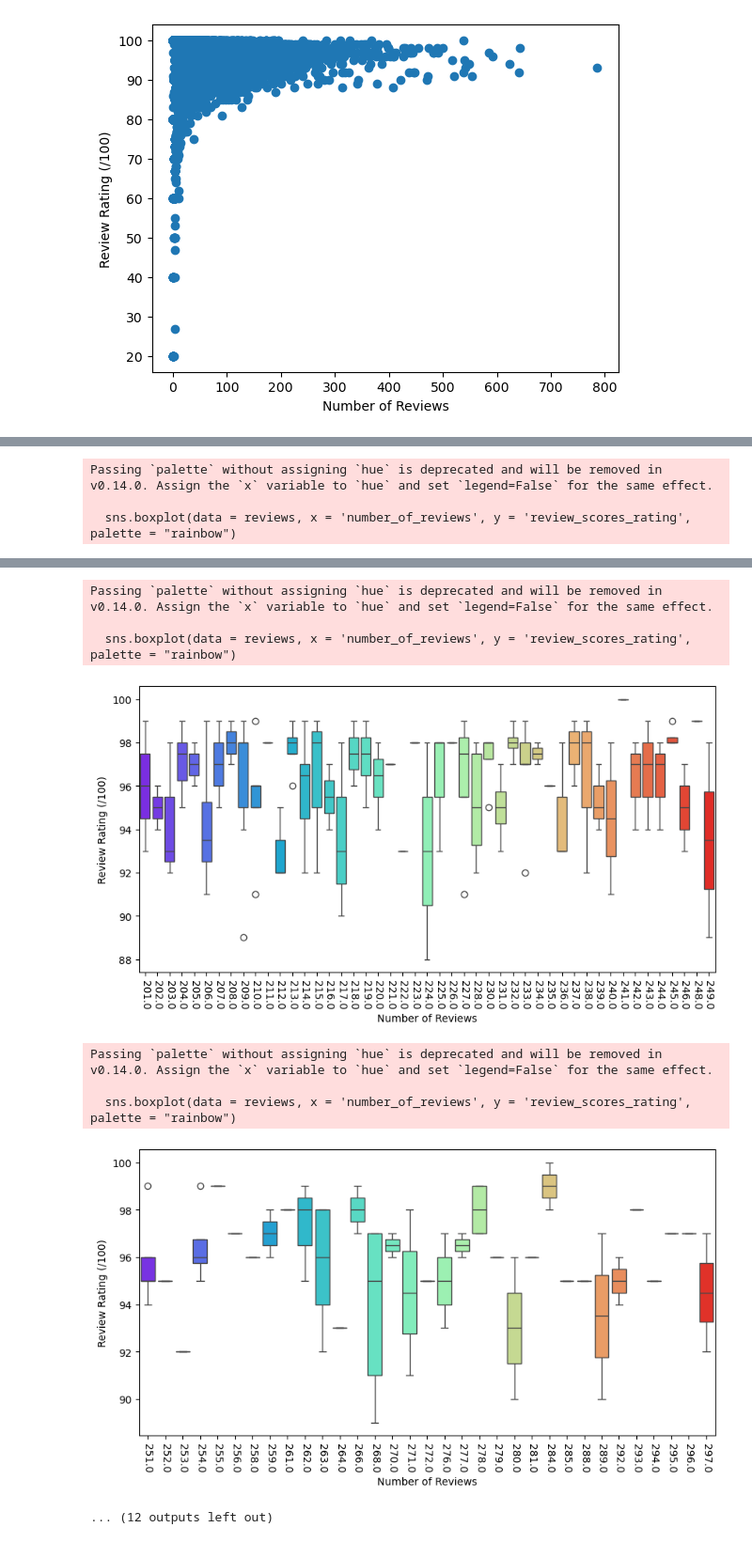
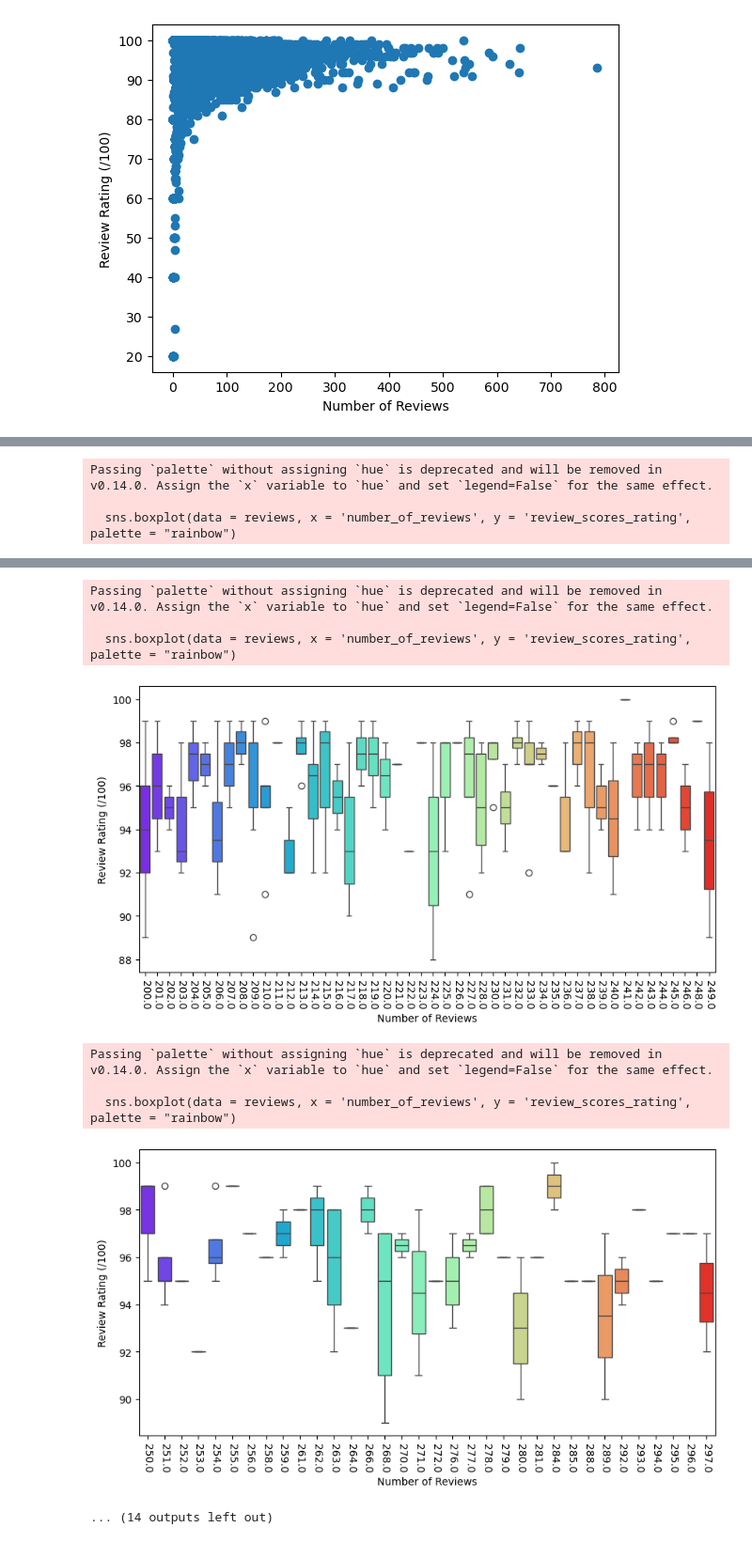
Before and after one commit to yunchen-hung/SanDiegoAirbnbRatingPrediction, a Jupyter notebook: EDA_notebook.ipynb, the cells around one changed output, grey strips where cells are left out. Shown at 94% size. Cells and saved outputs as stored; diff of their text form; code cells hidden in the pictures.

```diff
--- a/EDA_notebook.ipynb
+++ b/EDA_notebook.ipynb
@@ -197,15 +197,14 @@ plt.show()
 # Break down the number of reviews vs review scores ratings into smaller chunks for clearer visuals
 
 plot = 0
-reviews = airbnb[(airbnb['number_of_reviews'] >= 0) & (airbnb['number_of_reviews'] < 50)]
-for i in range(50, 650, 50):
+for i in range(0, 650, 50):
+    reviews = airbnb[(airbnb['number_of_reviews'] >= i) & (airbnb['number_of_reviews'] < (i+50))]
     plt.figure(plot + 1, figsize=(10,5))
     sns.boxplot(data = reviews, x = 'number_of_reviews', y = 'review_scores_rating', palette = "rainbow")
     plt.xticks(rotation=270)
     plt.xlabel('Number of Reviews')
     plt.ylabel('Review Rating (/100)')
     plt.show()
-    reviews = airbnb[(airbnb['number_of_reviews'] > i) & (airbnb['number_of_reviews'] < (i+50))]
 # %% [output]
 Passing `palette` without assigning `hue` is deprecated and will be removed in v0.14.0. Assign the `x` variable to `hue` and set `legend=False` for the same effect.
 
@@ -226,12 +225,12 @@ Passing `palette` without assigning `hue` is deprecated and will be removed in v
 Passing `palette` without assigning `hue` is deprecated and will be removed in v0.14.0. Assign the `x` variable to `hue` and set `legend=False` for the same effect.
 
   sns.boxplot(data = reviews, x = 'number_of_reviews', y = 'review_scores_rating', palette = "rainbow")
-[figure, old version]
+[figure, new version]
 Passing `palette` without assigning `hue` is deprecated and will be removed in v0.14.0. Assign the `x` variable to `hue` and set `legend=False` for the same effect.
 
   sns.boxplot(data = reviews, x = 'number_of_reviews', y = 'review_scores_rating', palette = "rainbow")
-[figure, old version]
+[figure, new version]
-... (12 outputs left out)
+... (14 outputs left out)
 # %%
 # Check for a trend between the number of days of reviews and the overall ratings
 
```
Also changed, not shown: parts of 4 cells of this notebook.
